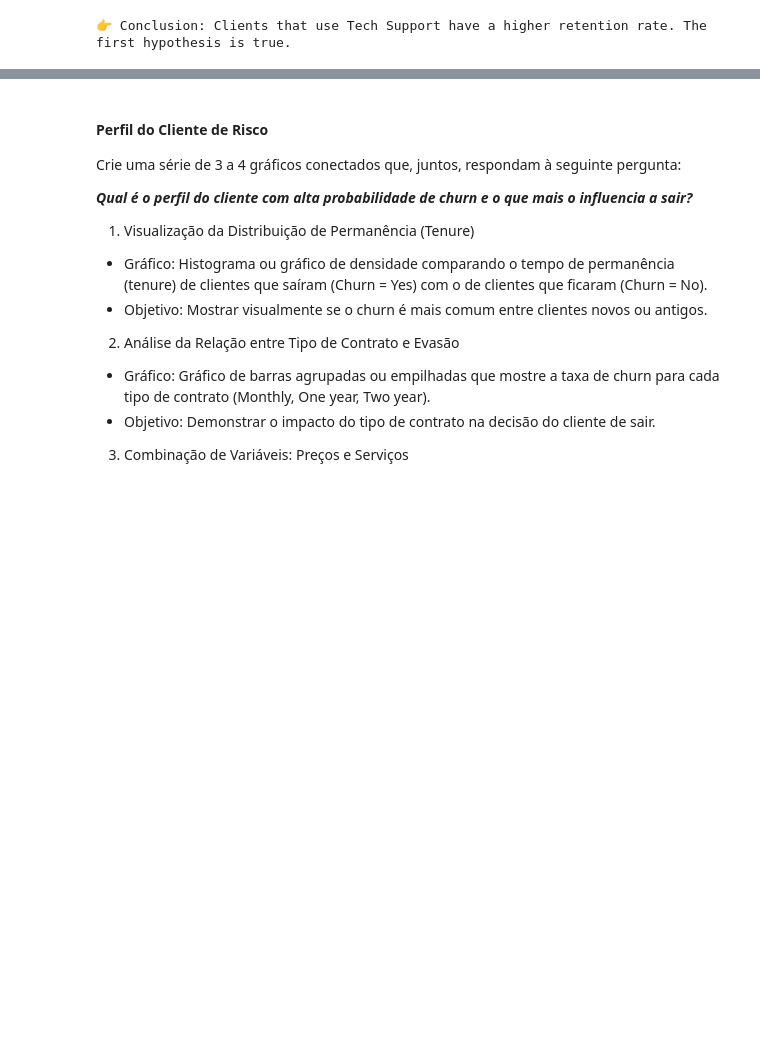
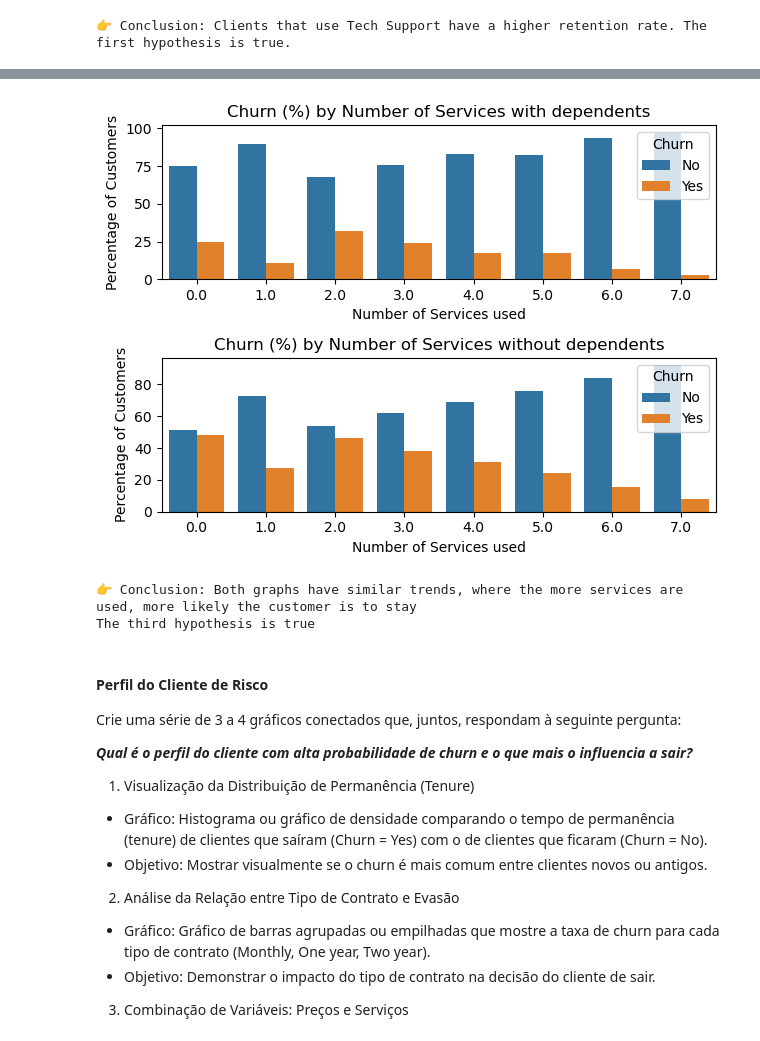
Before and after one commit to Marcelo-Heitor-de-Almeida-Lira/redes_neurais_ap2, a Jupyter notebook: RNA-2025.2-PP1.2.ipynb, the cells around one changed output, grey strips where cells are left out. Drawn from its saved outputs; the diff is of its cells as text; code cells hidden in the pictures; blank space fills up the shorter version.

```diff
--- a/RNA-2025.2-PP1.2.ipynb
+++ b/RNA-2025.2-PP1.2.ipynb
@@ -506,3 +536,71 @@ print("👉 Conclusion: Clients that use Tech Support have a higher retention ra
+# %%
+# Hypothesis 3: Customers with multiple services, with dependents and who make online backups have a low probability of changing providers
+
+def churn_rate_by_group(df):
+    counts = df.groupby(["NumberServices", "Churn"]).size().reset_index(name="Count")
+    counts["Percent"] = counts.groupby("NumberServices")["Count"].transform(lambda x: 100 * x / x.sum())
+    return counts
+
+# Columns to be used
+columns = ['Dependents', 'PhoneService', 'OnlineSecurity',
+           'OnlineBackup', 'DeviceProtection', 'TechSupport',
+           'StreamingTV', 'StreamingMovies', 'Churn']
+
+# DataFrame with services
+mult_services = df_clean[columns].copy()
+
+mult_services_dependents = mult_services[mult_services["Dependents"] == "Yes"].copy()
+mult_services_no_dependents = mult_services[mult_services["Dependents"] == "No"].copy()
+
+mult_services["NumberServices"] = None
+services_count = 0
+
+columns.remove("Churn")
+columns.remove("Dependents")
+
+# Create new column with number of services used
+for index, row in mult_services_dependents.iterrows():
+    for column in columns:
+        if row[column] == 'Yes':
+            services_count += 1
+    mult_services_dependents.at[index, "NumberServices"] = services_count
+    services_count = 0
+
+for index, row in mult_services_no_dependents.iterrows():
+    for column in columns:
+        if row[column] == 'Yes':
+            services_count += 1
+    mult_services_no_dependents.at[index, "NumberServices"] = services_count
+    services_count = 0
+
+
+
+mult_services_dependents = churn_rate_by_group(mult_services_dependents)
+mult_services_no_dependents = churn_rate_by_group(mult_services_no_dependents)
+
+# plot
+plt.subplot(2, 1, 1)
+sns.barplot(x="NumberServices", y="Percent", hue="Churn", data=mult_services_dependents)
+plt.title("Churn (%) by Number of Services with dependents")
+plt.xlabel("Number of Services used")
+plt.ylabel("Percentage of Customers")
+
+plt.subplot(2, 1, 2)
+sns.barplot(x="NumberServices", y="Percent", hue="Churn", data=mult_services_no_dependents)
+plt.title("Churn (%) by Number of Services without dependents")
+plt.xlabel("Number of Services used")
+plt.ylabel("Percentage of Customers")
+
+plt.tight_layout()
+plt.show()
+# %% [output]
+[figure, added]
+# %%
+print("👉 Conclusion: Both graphs have similar trends, where the more services are used, more likely the customer is to stay")
+print("The third hypothesis is true")
+# %% [output]
+👉 Conclusion: Both graphs have similar trends, where the more services are used, more likely the customer is to stay
+The third hypothesis is true
 # %% [markdown]
 #### Perfil do Cliente de Risco
 
```
Also changed, not shown: parts of 8 cells of this notebook.
